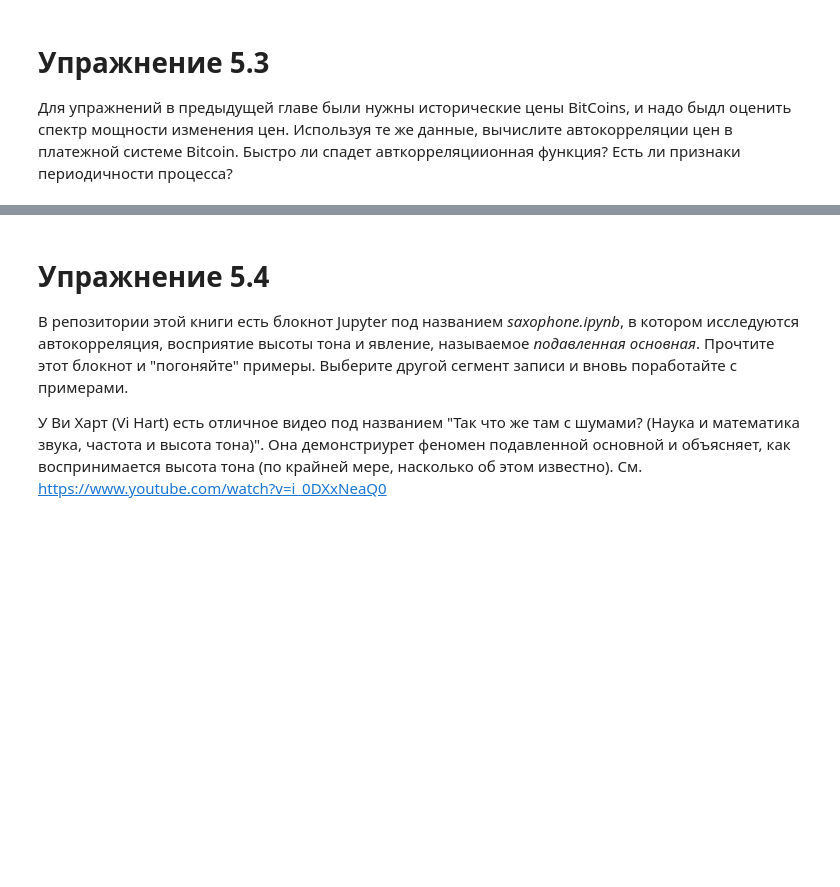
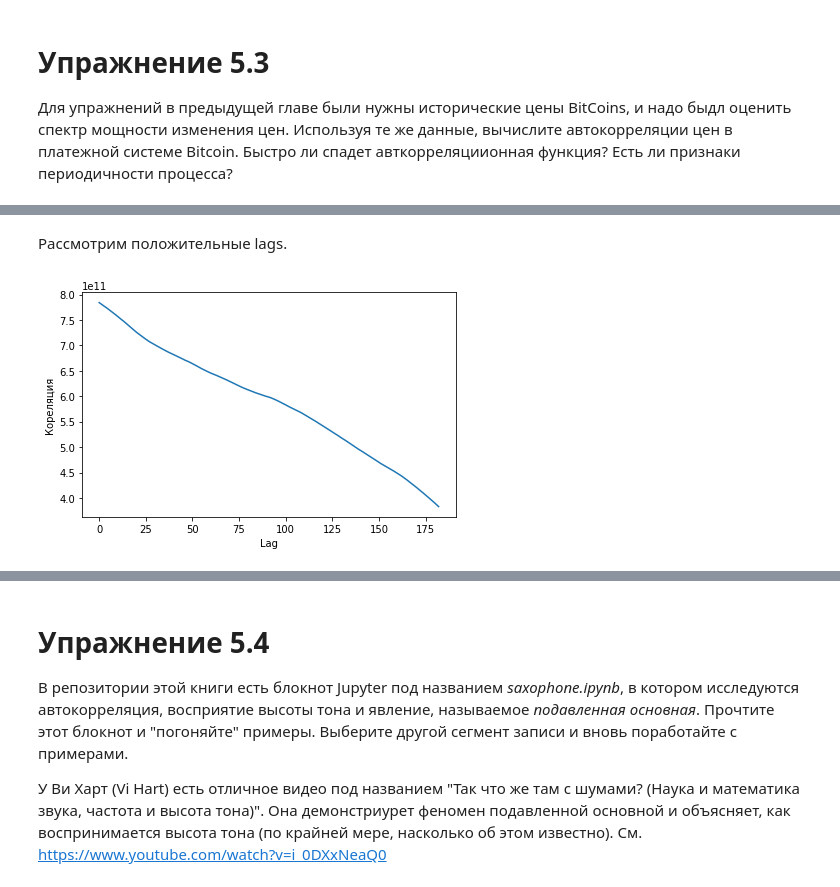
Before and after one commit to DenZhid/TelecommunicationSystemsLabs, a Jupyter notebook: Lab5/Lab5.ipynb, the cells around one changed output, grey strips where cells are left out. Saved outputs shown, nothing was run; the diff lists cells and outputs as text; code cells hidden in the pictures; blank space fills up the shorter version.

```diff
--- a/Lab5/Lab5.ipynb
+++ b/Lab5/Lab5.ipynb
@@ -26,0 +106,10 @@ if not os.path.exists('28042__bcjordan__voicedownbew.wav'):
+# %% [markdown]
+Рассмотрим положительные lags.
+# %%
+N = len(corrs)
+half = corrs[N//2:]
+plt.plot(half)
+decorate(xlabel='Lag',
+         ylabel='Кореляция')
+# %% [output]
+[figure, added]
```
Also changed, not shown: parts of 15 cells of this notebook.
